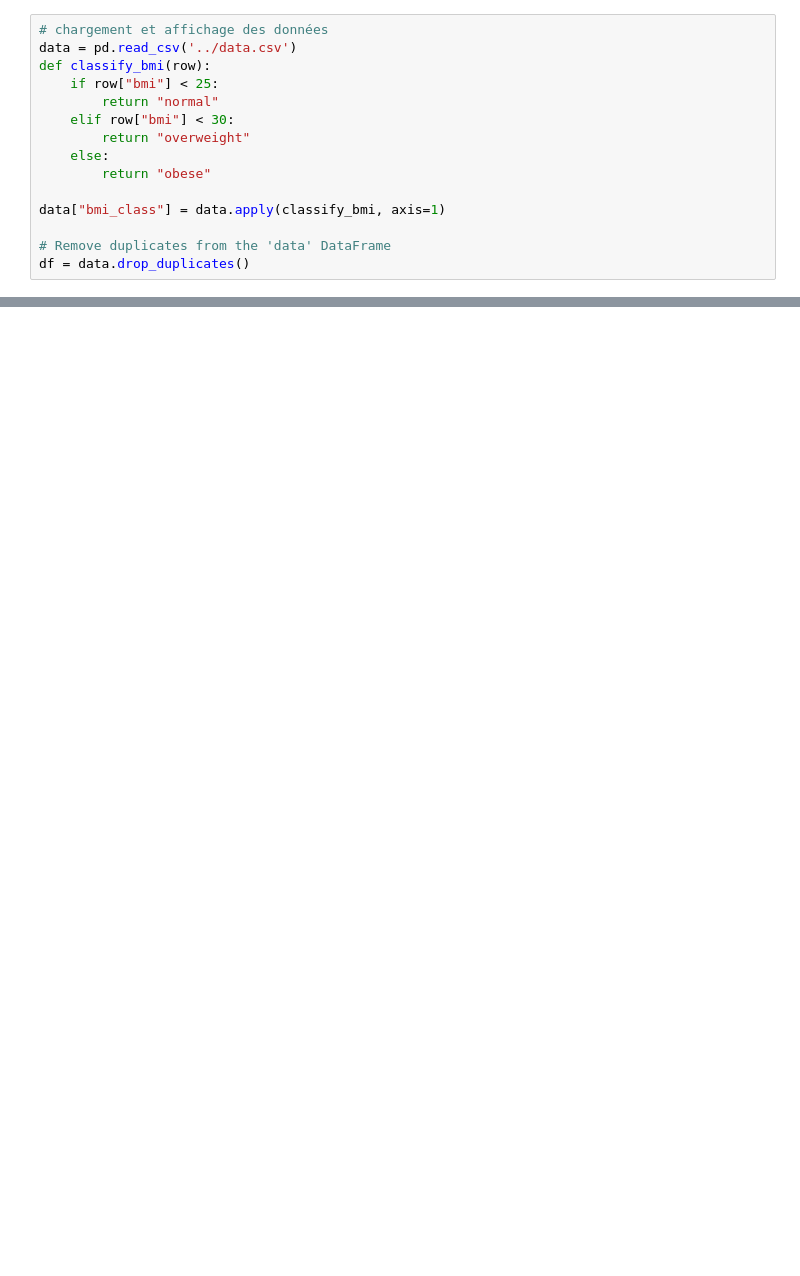
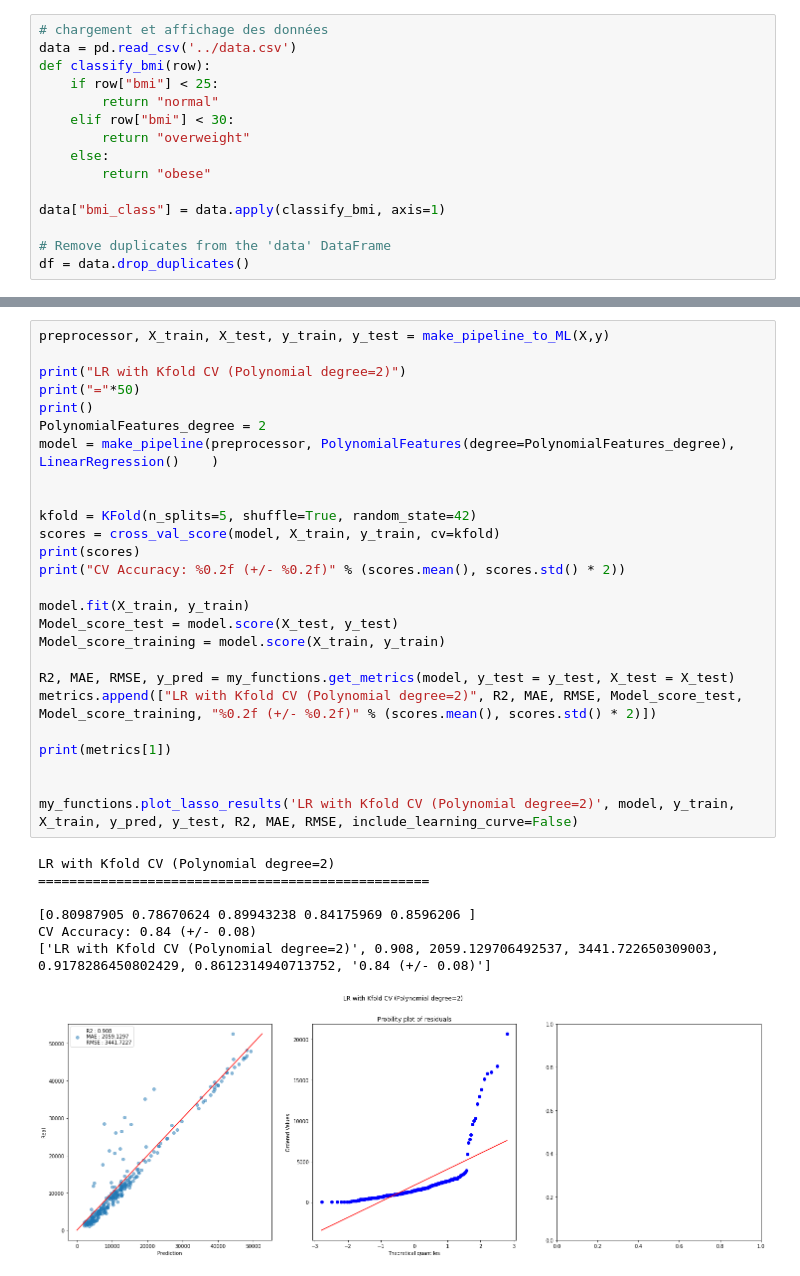
Before and after one commit to zoltarzol/brief_assur_aimant, a Jupyter notebook: Emad/analyse/new_test_Emad.ipynb, the cells around one changed output, grey strips where cells are left out. Cells and saved outputs as stored; diff of their text form; blank space fills up the shorter version.

```diff
--- a/Emad/analyse/new_test_Emad.ipynb
+++ b/Emad/analyse/new_test_Emad.ipynb
@@ -99,0 +120,34 @@ LR with Kfold Cross Validation
+# %%
+preprocessor, X_train, X_test, y_train, y_test = make_pipeline_to_ML(X,y)
+
+print("LR with Kfold CV (Polynomial degree=2)")
+print("="*50)
+print()
+PolynomialFeatures_degree = 2
+model = make_pipeline(preprocessor, PolynomialFeatures(degree=PolynomialFeatures_degree), LinearRegression()    )
+
+
+kfold = KFold(n_splits=5, shuffle=True, random_state=42)
+scores = cross_val_score(model, X_train, y_train, cv=kfold)
+print(scores)
+print("CV Accuracy: %0.2f (+/- %0.2f)" % (scores.mean(), scores.std() * 2))
+
+model.fit(X_train, y_train)
+Model_score_test = model.score(X_test, y_test)
+Model_score_training = model.score(X_train, y_train)
+
+R2, MAE, RMSE, y_pred = my_functions.get_metrics(model, y_test = y_test, X_test = X_test)
+metrics.append(["LR with Kfold CV (Polynomial degree=2)", R2, MAE, RMSE, Model_score_test, Model_score_training, "%0.2f (+/- %0.2f)" % (scores.mean(), scores.std() * 2)])
+
+print(metrics[1])
+
+
+my_functions.plot_lasso_results('LR with Kfold CV (Polynomial degree=2)', model, y_train, X_train, y_pred, y_test, R2, MAE, RMSE, include_learning_curve=False)
+# %% [output]
+LR with Kfold CV (Polynomial degree=2)
+==================================================
+
+[0.80987905 0.78670624 0.89943238 0.84175969 0.8596206 ]
+CV Accuracy: 0.84 (+/- 0.08)
+['LR with Kfold CV (Polynomial degree=2)', 0.908, 2059.129706492537, 3441.722650309003, 0.9178286450802429, 0.8612314940713752, '0.84 (+/- 0.08)']
+[figure, added]
```
Also changed, not shown: parts of 21 cells of this notebook, 1 other file.
